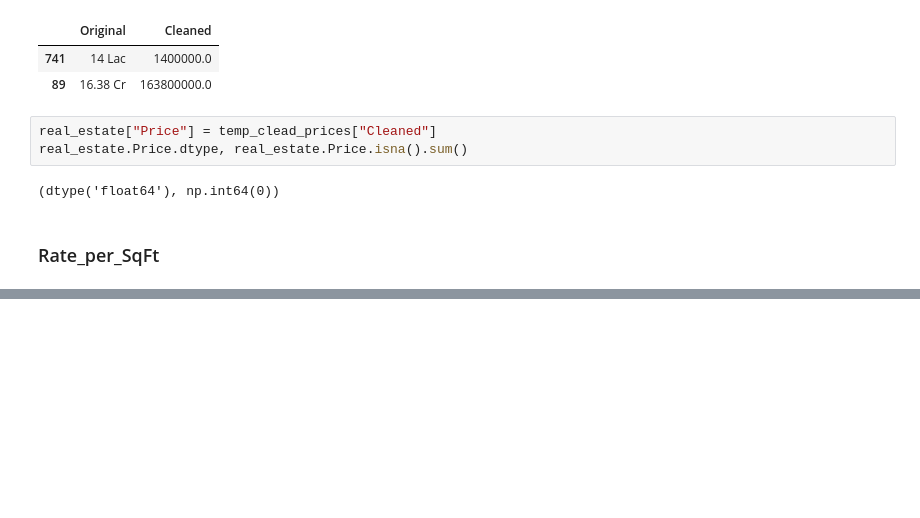
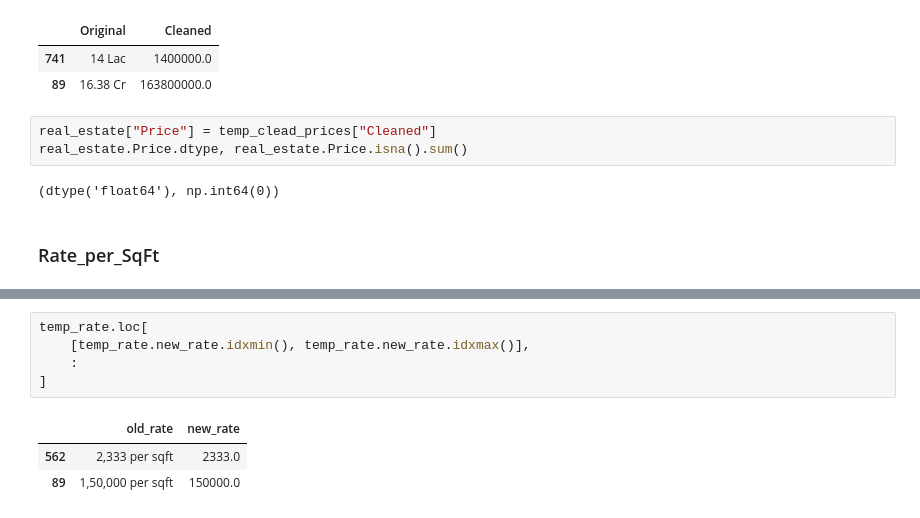
Before and after one commit to Omkesh-Bash/pune-real-estate-data-cleaning, a Jupyter notebook: notebooks/Pune_Real_Estate_Data_Cleaning.ipynb, the cells around one changed output, grey strips where cells are left out. Drawn from its saved outputs; the diff is of its cells as text; blank space fills up the shorter version.

```diff
--- a/notebooks/Pune_Real_Estate_Data_Cleaning.ipynb
+++ b/notebooks/Pune_Real_Estate_Data_Cleaning.ipynb
@@ -401,0 +439,9 @@ real_estate.Price.dtype, real_estate.Price.isna().sum()
+# %%
+temp_rate.loc[
+    [temp_rate.new_rate.idxmin(), temp_rate.new_rate.idxmax()],
+    :
+]
+# %% [output]
+|  | old_rate | new_rate |
+| 562 | 2,333 per sqft | 2333.0 |
+| 89 | 1,50,000 per sqft | 150000.0 |
```
Also changed, not shown: parts of 17 cells of this notebook.
